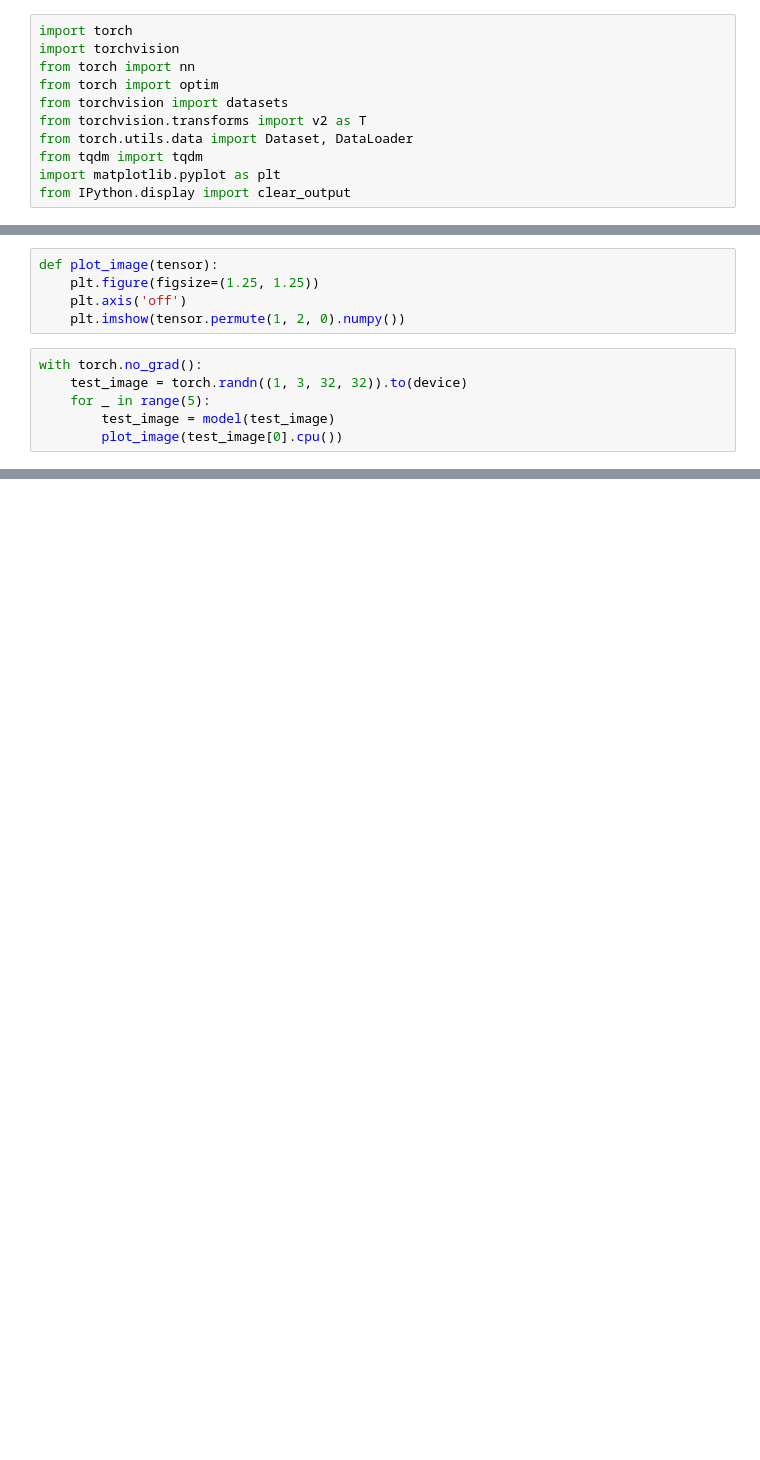
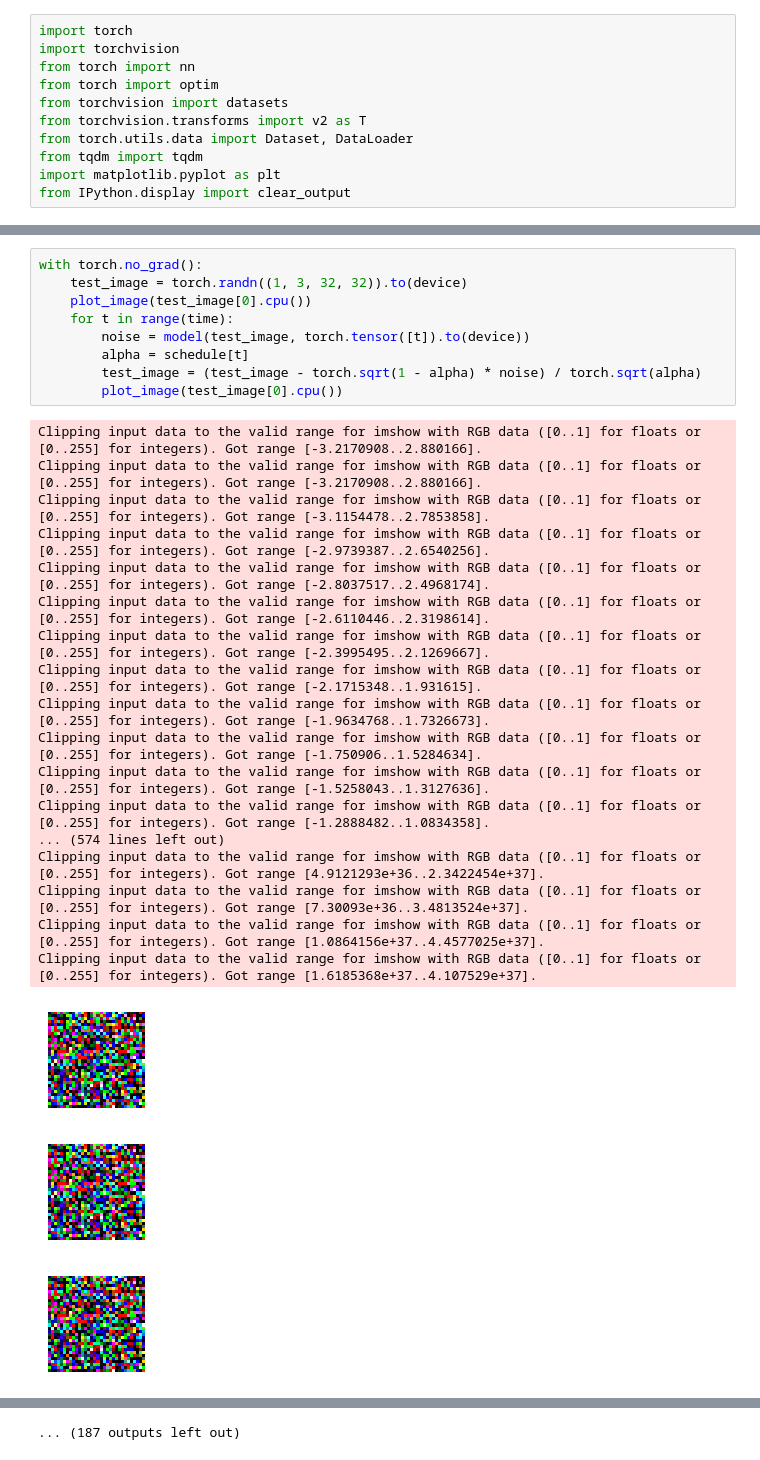
Before and after one commit to Splashing23/Image-Synthesis, a Jupyter notebook: image_synthesis.ipynb, the cells around one changed output, grey strips where cells are left out. Cells and saved outputs as stored; diff of their text form; blank space fills up the shorter version.

```diff
--- a/image_synthesis.ipynb
+++ b/image_synthesis.ipynb
@@ -100,11 +156,30 @@ for epoch in tqdm(range(num_epochs)):
-# %%
-def plot_image(tensor):
-    plt.figure(figsize=(1.25, 1.25))
-    plt.axis('off')
-    plt.imshow(tensor.permute(1, 2, 0).numpy())
 # %%
 with torch.no_grad():
     test_image = torch.randn((1, 3, 32, 32)).to(device)
-    for _ in range(5):
-        test_image = model(test_image)
+    plot_image(test_image[0].cpu())
+    for t in range(time):
+        noise = model(test_image, torch.tensor([t]).to(device))
+        alpha = schedule[t]
+        test_image = (test_image - torch.sqrt(1 - alpha) * noise) / torch.sqrt(alpha)
         plot_image(test_image[0].cpu())
+# %% [output]
+Clipping input data to the valid range for imshow with RGB data ([0..1] for floats or [0..255] for integers). Got range [-3.2170908..2.880166].
+Clipping input data to the valid range for imshow with RGB data ([0..1] for floats or [0..255] for integers). Got range [-3.2170908..2.880166].
+Clipping input data to the valid range for imshow with RGB data ([0..1] for floats or [0..255] for integers). Got range [-3.1154478..2.7853858].
+Clipping input data to the valid range for imshow with RGB data ([0..1] for floats or [0..255] for integers). Got range [-2.9739387..2.6540256].
+Clipping input data to the valid range for imshow with RGB data ([0..1] for floats or [0..255] for integers). Got range [-2.8037517..2.4968174].
+Clipping input data to the valid range for imshow with RGB data ([0..1] for floats or [0..255] for integers). Got range [-2.6110446..2.3198614].
+Clipping input data to the valid range for imshow with RGB data ([0..1] for floats or [0..255] for integers). Got range [-2.3995495..2.1269667].
+Clipping input data to the valid range for imshow with RGB data ([0..1] for floats or [0..255] for integers). Got range [-2.1715348..1.931615].
+Clipping input data to the valid range for imshow with RGB data ([0..1] for floats or [0..255] for integers). Got range [-1.9634768..1.7326673].
+Clipping input data to the valid range for imshow with RGB data ([0..1] for floats or [0..255] for integers). Got range [-1.750906..1.5284634].
+Clipping input data to the valid range for imshow with RGB data ([0..1] for floats or [0..255] for integers). Got range [-1.5258043..1.3127636].
+Clipping input data to the valid range for imshow with RGB data ([0..1] for floats or [0..255] for integers). Got range [-1.2888482..1.0834358].
+... (574 lines left out)
+Clipping input data to the valid range for imshow with RGB data ([0..1] for floats or [0..255] for integers). Got range [4.9121293e+36..2.3422454e+37].
+Clipping input data to the valid range for imshow with RGB data ([0..1] for floats or [0..255] for integers). Got range [7.30093e+36..3.4813524e+37].
+Clipping input data to the valid range for imshow with RGB data ([0..1] for floats or [0..255] for integers). Got range [1.0864156e+37..4.4577025e+37].
+Clipping input data to the valid range for imshow with RGB data ([0..1] for floats or [0..255] for integers). Got range [1.6185368e+37..4.107529e+37].
+[figure, added]
+[figure, added]
+[figure, added]
@@ -110,0 +194 @@ with torch.no_grad():
+... (187 outputs left out)
```
Also changed, not shown: parts of 9 cells of this notebook.
